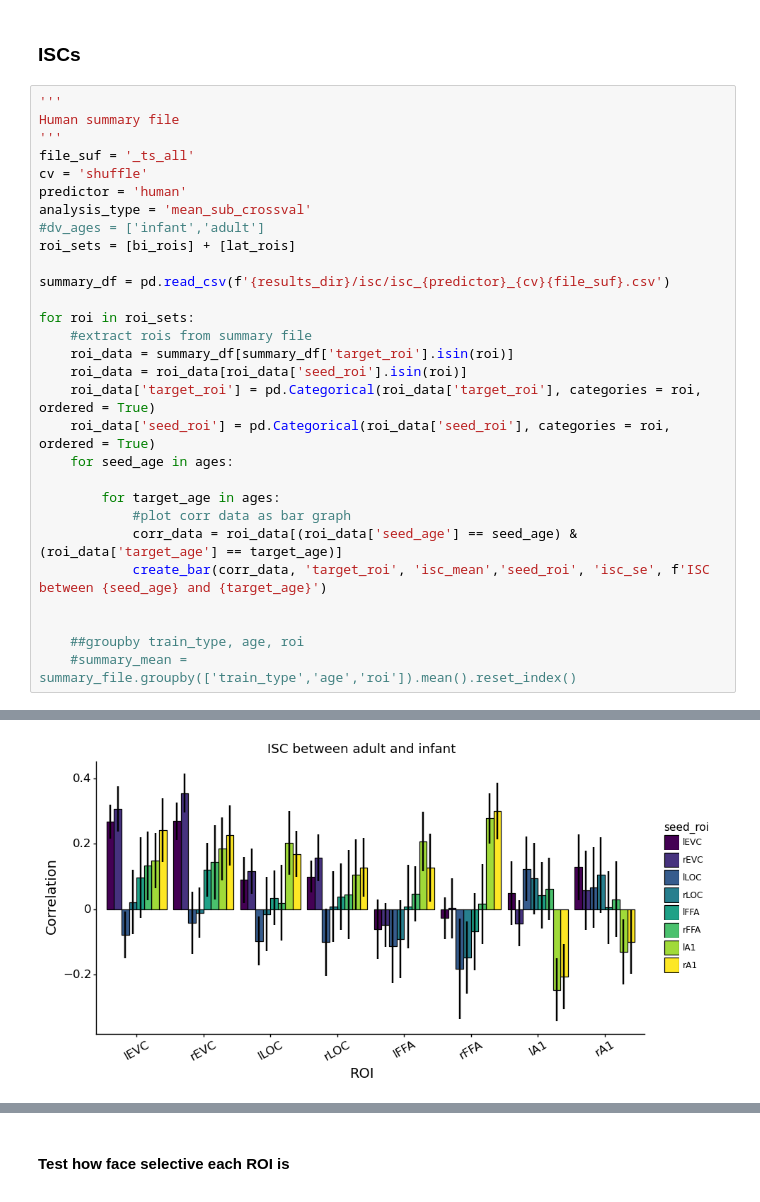
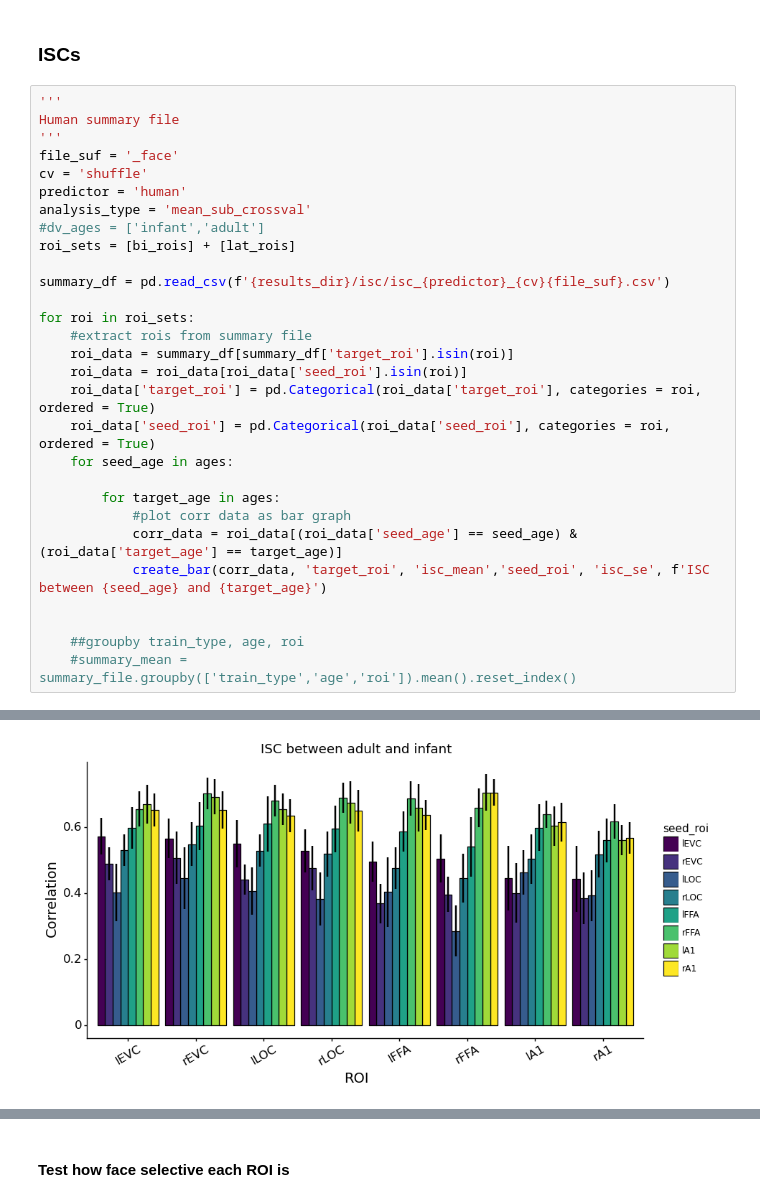
Before and after one commit to vayzenb/ginn, a Jupyter notebook: exps/plot_data.ipynb, the cells around one changed output, grey strips where cells are left out. Cells and saved outputs as stored; diff of their text form.

```diff
--- a/exps/plot_data.ipynb
+++ b/exps/plot_data.ipynb
@@ -190,7 +190,7 @@ for roi in roi_sets:
 '''
 Human summary file
 '''
-file_suf = '_ts_all'
+file_suf = '_face'
 cv = 'shuffle'
 predictor = 'human'
 analysis_type = 'mean_sub_crossval'
@@ -225 +225 @@ for roi in roi_sets:
-[figure, old version]
+[figure, new version]
```
Also changed, not shown: parts of 2 cells of this notebook, 5 other files.
